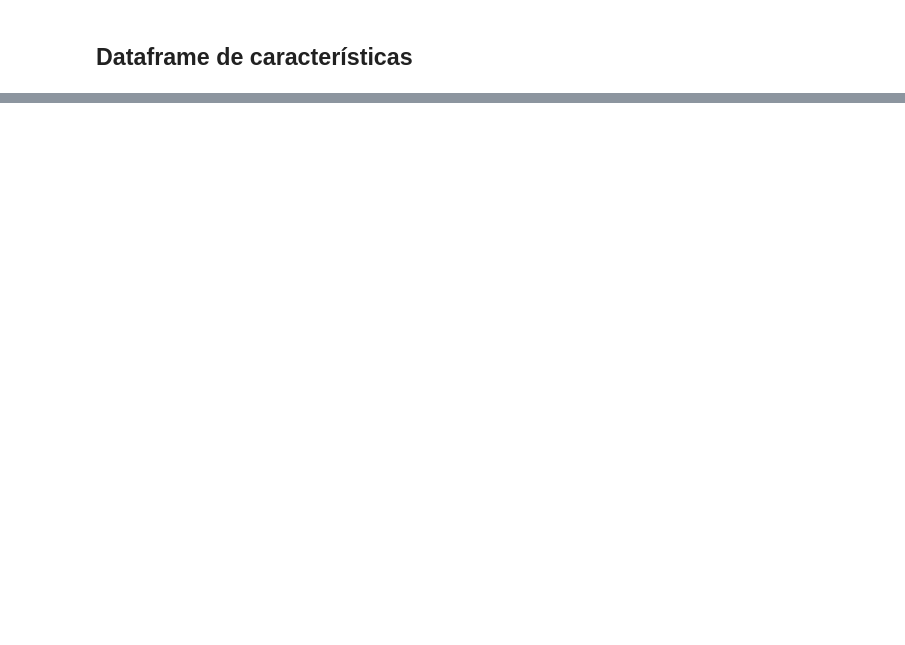
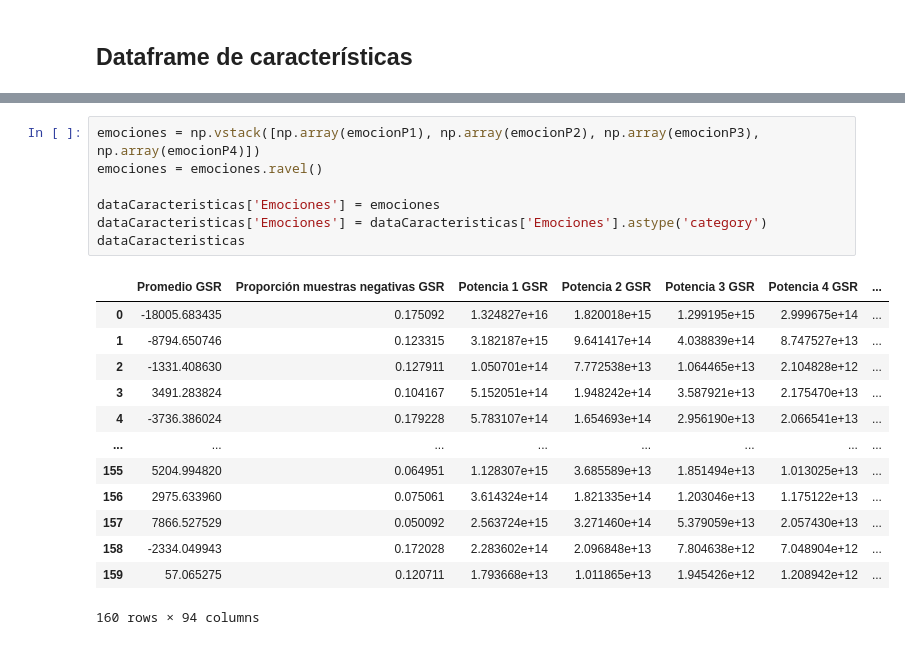
Before and after one commit to Carojzr/Miniproyecto1, a Jupyter notebook: Mini_proyec1.ipynb, the cells around one changed output, grey strips where cells are left out. Cells and saved outputs as stored; diff of their text form; blank space fills up the shorter version.

Commit message:
Se agragan características para la señal EEG y se crea el dataframe

```diff
--- a/Mini_proyec1.ipynb
+++ b/Mini_proyec1.ipynb
@@ -521,0 +526,21 @@ SyntaxError: ignored
+# %%
+emociones = np.vstack([np.array(emocionP1), np.array(emocionP2), np.array(emocionP3), np.array(emocionP4)])
+emociones = emociones.ravel()
+
+dataCaracteristicas['Emociones'] = emociones
+dataCaracteristicas['Emociones'] = dataCaracteristicas['Emociones'].astype('category')
+dataCaracteristicas
+# %% [output]
+|  | Promedio GSR | Proporción muestras negativas GSR | Potencia 1 GSR | Potencia 2 GSR | Potencia 3 GSR | Potencia 4 GSR | ... |
+| 0 | -18005.683435 | 0.175092 | 1.324827e+16 | 1.820018e+15 | 1.299195e+15 | 2.999675e+14 | ... |
+| 1 | -8794.650746 | 0.123315 | 3.182187e+15 | 9.641417e+14 | 4.038839e+14 | 8.747527e+13 | ... |
+| 2 | -1331.408630 | 0.127911 | 1.050701e+14 | 7.772538e+13 | 1.064465e+13 | 2.104828e+12 | ... |
+| 3 | 3491.283824 | 0.104167 | 5.152051e+14 | 1.948242e+14 | 3.587921e+13 | 2.175470e+13 | ... |
+| 4 | -3736.386024 | 0.179228 | 5.783107e+14 | 1.654693e+14 | 2.956190e+13 | 2.066541e+13 | ... |
+| ... | ... | ... | ... | ... | ... | ... | ... |
+| 155 | 5204.994820 | 0.064951 | 1.128307e+15 | 3.685589e+13 | 1.851494e+13 | 1.013025e+13 | ... |
+| 156 | 2975.633960 | 0.075061 | 3.614324e+14 | 1.821335e+14 | 1.203046e+13 | 1.175122e+13 | ... |
+| 157 | 7866.527529 | 0.050092 | 2.563724e+15 | 3.271460e+14 | 5.379059e+13 | 2.057430e+13 | ... |
+| 158 | -2334.049943 | 0.172028 | 2.283602e+14 | 2.096848e+13 | 7.804638e+12 | 7.048904e+12 | ... |
+| 159 | 57.065275 | 0.120711 | 1.793668e+13 | 1.011865e+13 | 1.945426e+12 | 1.208942e+12 | ... |
+160 rows × 94 columns
```
Also changed, not shown: parts of 17 cells of this notebook.
